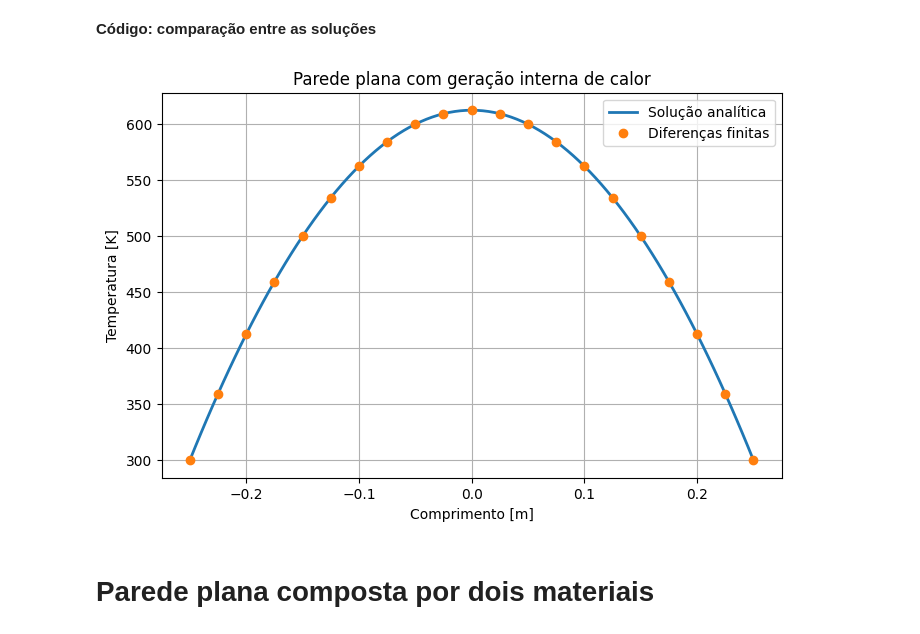
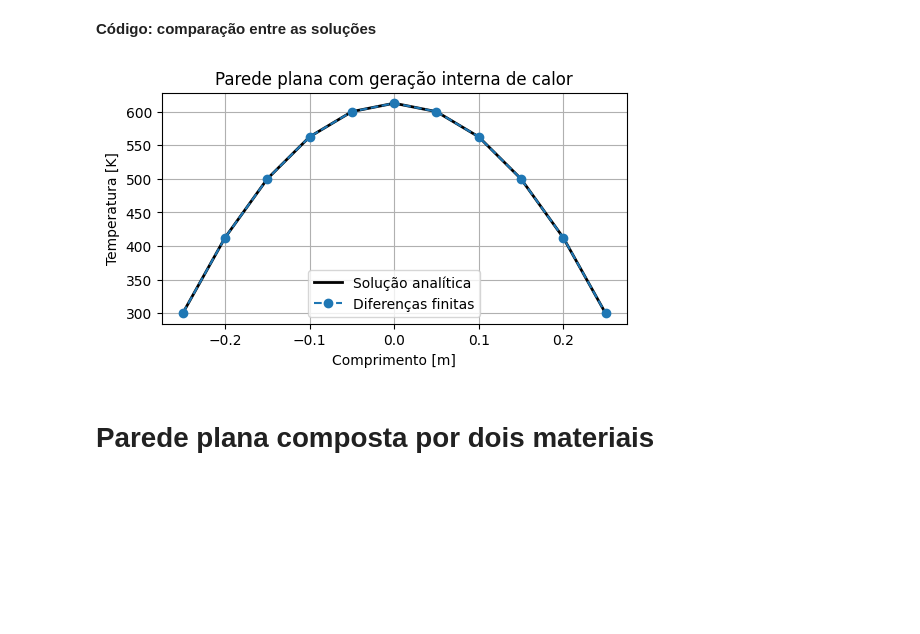
Before and after one commit to Paulo-de-Souza/HeatTransferPINN, a Jupyter notebook: Aulas_Notebooks/Aula03/Aula03_Parte1_1D_Estacionario.ipynb, the cells around one changed output. Cells and saved outputs as stored; diff of their text form; code cells hidden in the pictures; blank space fills up the shorter version.

```diff
--- a/Aulas_Notebooks/Aula03/Aula03_Parte1_1D_Estacionario.ipynb
+++ b/Aulas_Notebooks/Aula03/Aula03_Parte1_1D_Estacionario.ipynb
@@ -99,14 +113,13 @@ A aplicação dessas relações gera um sistema linear cuja solução fornece a
 ## **Código da Solucao Numérica**
 # %%
 # Parâmetros da malha numérica
-N_fd = 21
-
-x_fd = np.linspace(0, L, N_fd)
-dx_fd = x_fd[1] - x_fd[0]
+N_fd = 5                     # numero de pontos da malha
+x_fd = np.linspace(0, L, N_fd) # distribuicao dos pontos na malha
+dx_fd = x_fd[1] - x_fd[0]      # espacamento de Delta x
 
 # Matriz e vetor do sistema linear
-M_fd = np.zeros((N_fd, N_fd))
-b_fd = np.zeros(N_fd)
+M_fd = np.zeros((N_fd, N_fd))  # matriz de zeros que sera completada
+b_fd = np.zeros(N_fd)          # vetor de zeros que sera completado
 
 # Condição de contorno em x = 0
 M_fd[0, 0] = 1
@@ -125,5 +138,7 @@ b_fd[-1] = Ts2
 # Solução do sistema linear
 T_fd = np.linalg.solve(M_fd, b_fd)
 
-#print(f"Valores de x da malha: {x_fd}")
-#print(f"Valores numéricos de T(x): {T_fd}")
+# Printando valores na tela
+print(f"Matriz A:\n{M_fd}\n")
+print(f"Vetor b:\n{b_fd}\n")
+print(f"Vetor solucao T:\n{T_fd}")
@@ -253,8 +300,7 @@ $$T(-L)=T_{s,1}, \qquad T(L)=T_{s,2}.$$
 ### **Código: solução numérica**
 # %%
 # Parâmetros da malha numérica
-N_fd_2 = 101
-
+N_fd_2 = 11
 x_fd_2 = np.linspace(-L, L, N_fd_2)
 dx_fd_2 = x_fd_2[1] - x_fd_2[0]
 
@@ -271,7 +317,6 @@ for i in range(1, N_fd_2 - 1):
     M_fd_2[i, i - 1] = 1
     M_fd_2[i, i] = -2
     M_fd_2[i, i + 1] = 1
-
     b_fd_2[i] = -(q_dot / k) * dx_fd_2**2
 
 # Condição de contorno em x = L
@@ -288,35 +333,22 @@ T_fd_2 = np.linalg.solve(M_fd_2, b_fd_2)
 # %%
 T_analitica_fd_2 = (
     ((q_dot * L**2) / (2 * k)) * (1 - (x_fd_2 / L)**2)
     + ((Ts2 - Ts1) / (2 * L)) * x_fd_2
     + ((Ts2 + Ts1) / 2)
 )
 
-plt.figure(figsize=(8, 5))
-
-plt.plot(
-    x_fd_2,
-    T_analitica_fd_2,
-    linewidth=2,
-    label="Solução analítica"
-)
-
-plt.plot(
-    x_fd_2,
-    T_fd_2,
-    "o",
-    markevery=5,
-    label="Diferenças finitas"
-)
+plt.figure(figsize=(6, 3))
+plt.plot(x_fd_2, T_analitica_fd_2, 'k', linewidth=2, label="Solução analítica")
+plt.plot(x_fd_2, T_fd_2, "o--", label="Diferenças finitas")
 
 plt.grid()
 plt.xlabel("Comprimento [m]")
 plt.ylabel("Temperatura [K]")
 plt.title("Parede plana com geração interna de calor")
 plt.legend()
 plt.show()
 # %% [output]
-[figure, old version]
+[figure, new version]
 # %% [markdown]
 # **Parede plana composta por dois materiais**
 # %% [markdown]
```
Also changed, not shown: parts of 21 cells of this notebook.
